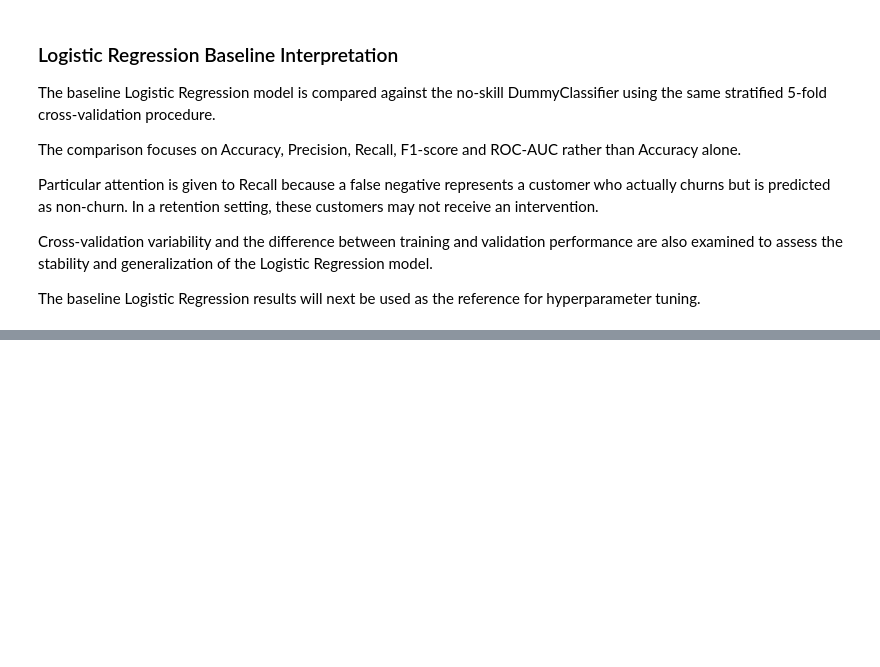
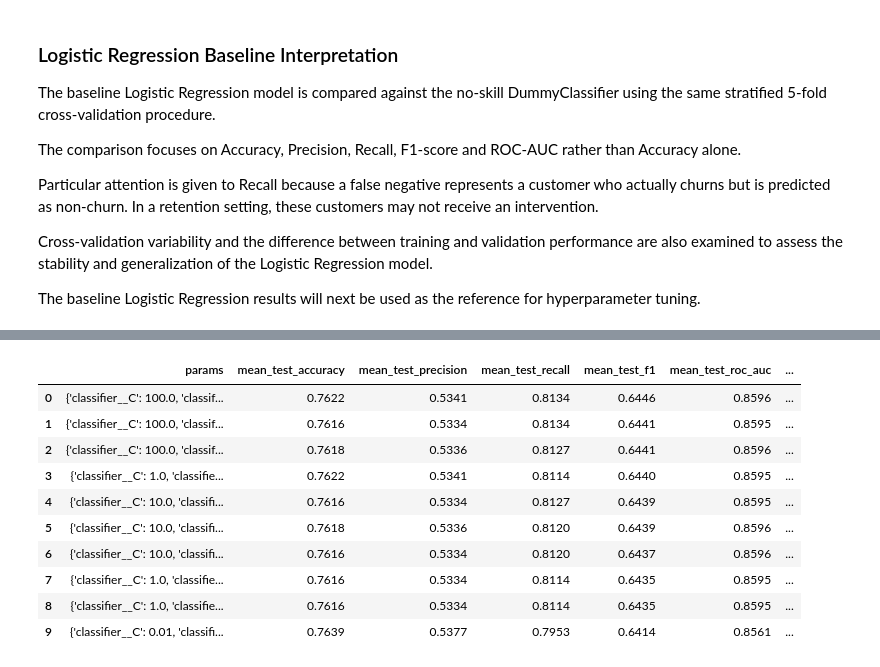
Before and after one commit to rgthimirad-cpu/Customer-Churn-Prediction-Business-Intelligence-System, a Jupyter notebook: Machine Learning/notebooks/01_logistic_regression.ipynb, the cells around one changed output, grey strips where cells are left out. Cells and saved outputs as stored; diff of their text form; code cells hidden in the pictures; blank space fills up the shorter version.

Commit message:
feat : tune logistic regression with cross-validation

```diff
--- a/Machine Learning/notebooks/01_logistic_regression.ipynb
+++ b/Machine Learning/notebooks/01_logistic_regression.ipynb
@@ -1488,0 +1585,14 @@ The baseline Logistic Regression results will next be used as the reference for
+# %%
+# ==========================================
+# 45. Run Logistic Regression Grid Search
+# ==========================================
+
+logistic_grid_search.fit(
+    X_train,
+    y_train
+)
+
+print(
+    "Logistic Regression hyperparameter "
+    "tuning completed."
+)
@@ -1488,0 +1897,60 @@ The baseline Logistic Regression results will next be used as the reference for
+# %%
+# ==========================================
+# 50. Top Logistic Regression Configurations
+# ==========================================
+
+logistic_search_results = pd.DataFrame(
+    logistic_grid_search.cv_results_
+)
+
+top_logistic_configs = (
+    logistic_search_results[
+        [
+            "params",
+            "mean_test_accuracy",
+            "mean_test_precision",
+            "mean_test_recall",
+            "mean_test_f1",
+            "mean_test_roc_auc",
+            "std_test_f1"
+        ]
+    ]
+    .sort_values(
+        by="mean_test_f1",
+        ascending=False
+    )
+    .head(10)
+    .reset_index(drop=True)
+)
+
+score_columns = [
+    "mean_test_accuracy",
+    "mean_test_precision",
+    "mean_test_recall",
+    "mean_test_f1",
+    "mean_test_roc_auc",
+    "std_test_f1"
+]
+
+top_logistic_configs[
+    score_columns
+] = (
+    top_logistic_configs[
+        score_columns
+    ]
+    .round(4)
+)
+
+top_logistic_configs
+# %% [output]
+|  | params | mean_test_accuracy | mean_test_precision | mean_test_recall | mean_test_f1 | mean_test_roc_auc | ... |
+| 0 | {'classifier__C': 100.0, 'classif... | 0.7622 | 0.5341 | 0.8134 | 0.6446 | 0.8596 | ... |
+| 1 | {'classifier__C': 100.0, 'classif... | 0.7616 | 0.5334 | 0.8134 | 0.6441 | 0.8595 | ... |
+| 2 | {'classifier__C': 100.0, 'classif... | 0.7618 | 0.5336 | 0.8127 | 0.6441 | 0.8596 | ... |
+| 3 | {'classifier__C': 1.0, 'classifie... | 0.7622 | 0.5341 | 0.8114 | 0.6440 | 0.8595 | ... |
+| 4 | {'classifier__C': 10.0, 'classifi... | 0.7616 | 0.5334 | 0.8127 | 0.6439 | 0.8595 | ... |
+| 5 | {'classifier__C': 10.0, 'classifi... | 0.7618 | 0.5336 | 0.8120 | 0.6439 | 0.8596 | ... |
+| 6 | {'classifier__C': 10.0, 'classifi... | 0.7616 | 0.5334 | 0.8120 | 0.6437 | 0.8596 | ... |
+| 7 | {'classifier__C': 1.0, 'classifie... | 0.7616 | 0.5334 | 0.8114 | 0.6435 | 0.8595 | ... |
+| 8 | {'classifier__C': 1.0, 'classifie... | 0.7616 | 0.5334 | 0.8114 | 0.6435 | 0.8595 | ... |
+| 9 | {'classifier__C': 0.01, 'classifi... | 0.7639 | 0.5377 | 0.7953 | 0.6414 | 0.8561 | ... |
```
Also changed, not shown: parts of 10 cells of this notebook.
